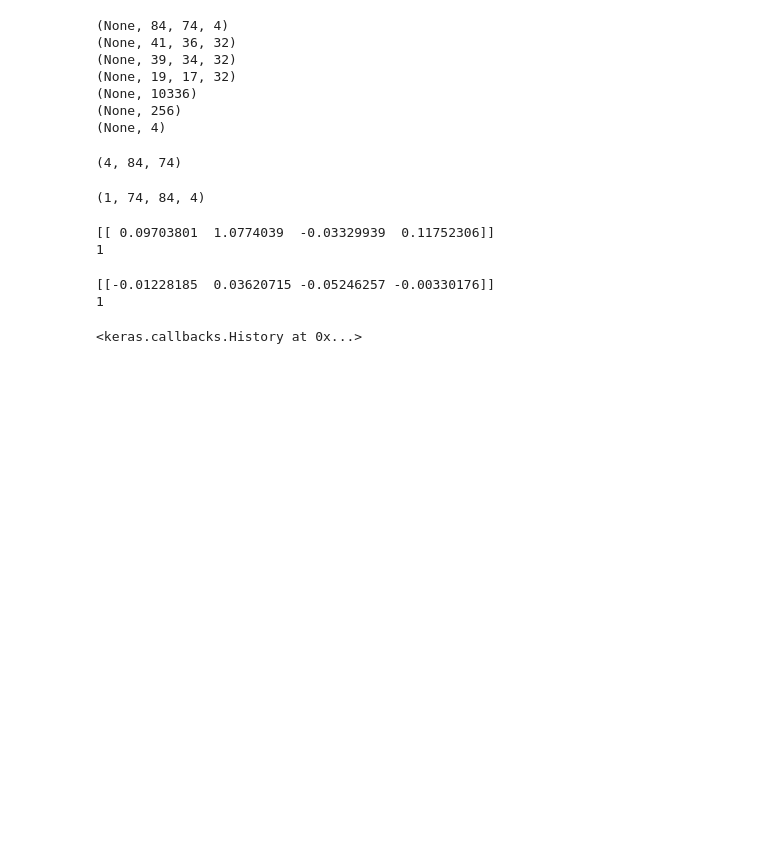
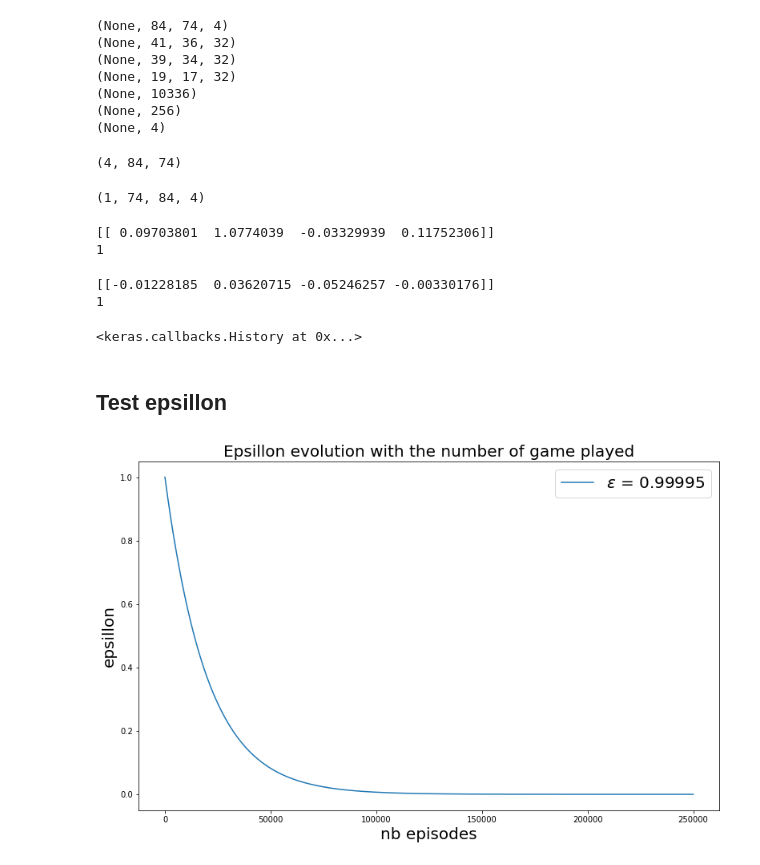
Before and after one commit to QuentinVlg/Atari, a Jupyter notebook: Breakout.ipynb, the cells around one changed output. Cells and saved outputs as stored; diff of their text form; code cells hidden in the pictures; blank space fills up the shorter version.

```diff
--- a/Breakout.ipynb
+++ b/Breakout.ipynb
@@ -414,3 +463,17 @@ target_f = np.array([[-0.01228185, 5, -0.05246257, -0.00330176]])
 model.fit(batch_state, target_f, epochs=1, verbose=0)
 # %% [output]
 <keras.callbacks.History at 0x...>
+# %% [markdown]
+## Test epsillon
+# %%
+e = np.arange(250000)
+epsilon_decay = 0.99995
+plt.figure(figsize=(13,8))
+plt.plot(e,epsilon_decay**e,label=r"$\epsilon$ = %s"%epsilon_decay)
+plt.xlabel("nb episodes",fontsize=20)
+plt.ylabel("epsillon",fontsize=20)
+plt.title("Epsillon evolution with the number of game played",fontsize=20)
+plt.legend(fontsize=20)
+plt.show()
+# %% [output]
+[figure, added]
```
Also changed, not shown: parts of 18 cells of this notebook.
